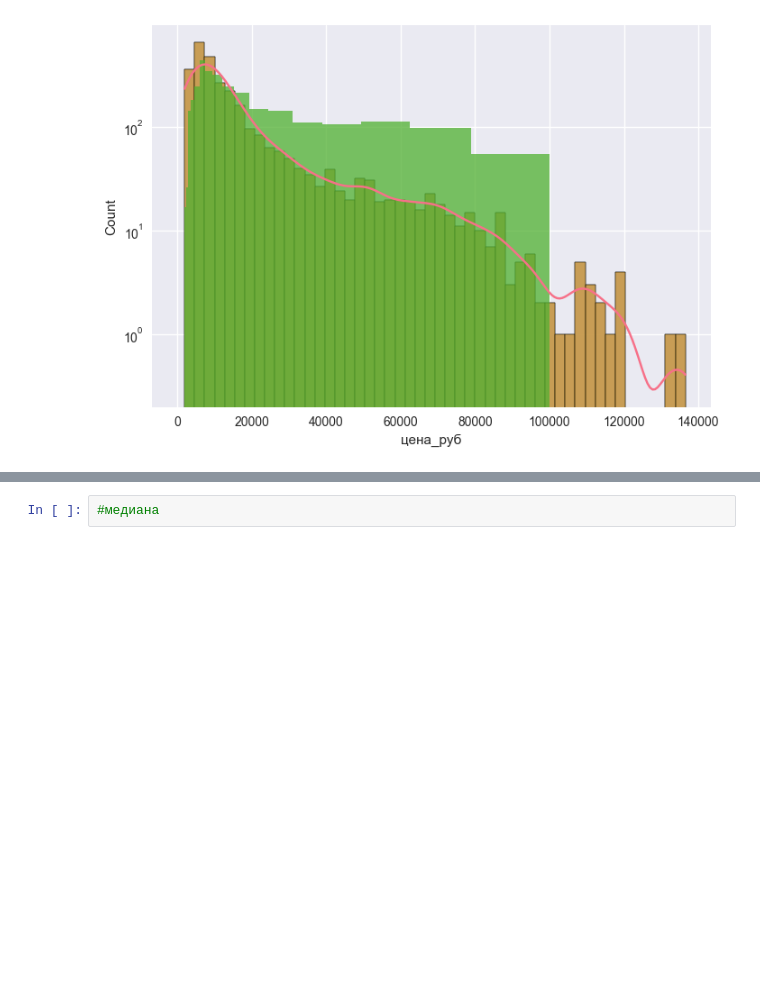
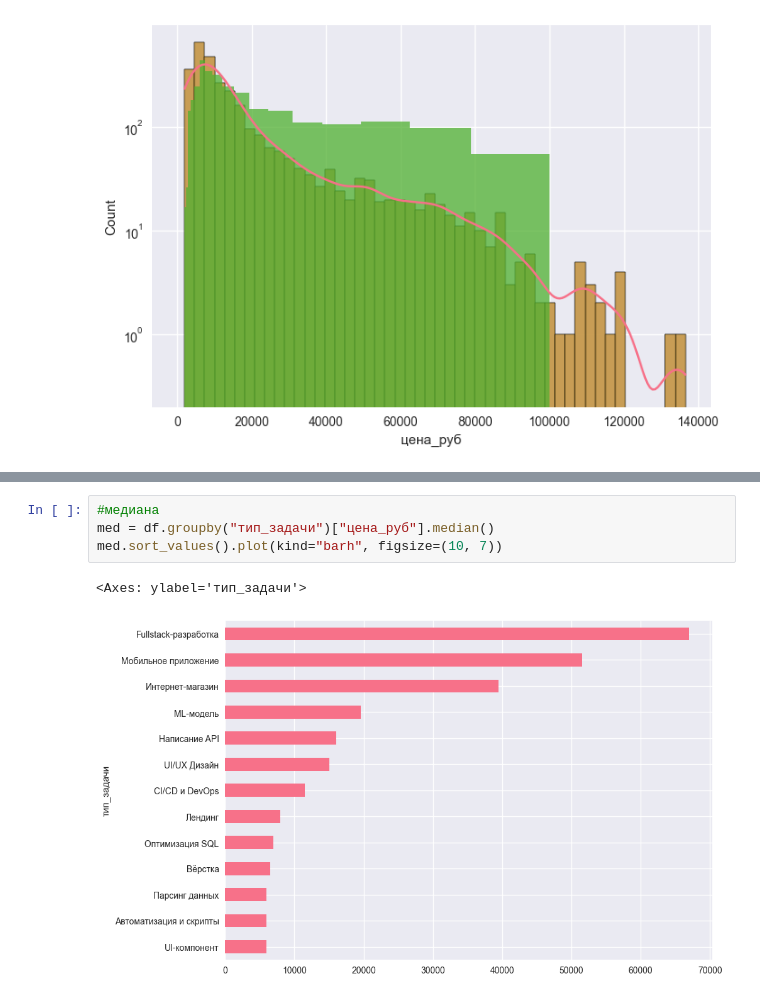
Before and after one commit to sevavargin/CaseBridge, a Jupyter notebook: CaseBridge.ipynb, the cells around one changed output, grey strips where cells are left out. Drawn from its saved outputs; the diff is of its cells as text; blank space fills up the shorter version.

```diff
--- a/CaseBridge.ipynb
+++ b/CaseBridge.ipynb
@@ -76,2 +90,7 @@ sns.histplot(df['цена_руб'], bins = np.logspace(0, 5, 50))
 # %%
 #медиана
+med = df.groupby("тип_задачи")["цена_руб"].median()
+med.sort_values().plot(kind="barh", figsize=(10, 7))
+# %% [output]
+<Axes: ylabel='тип_задачи'>
+[figure, added]
```
Also changed, not shown: parts of 4 cells of this notebook.
